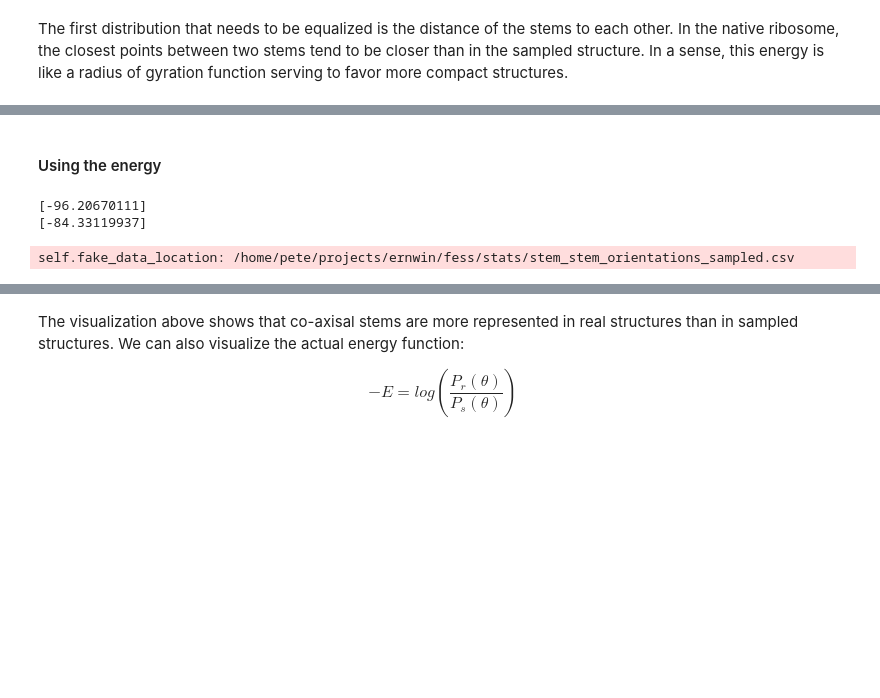
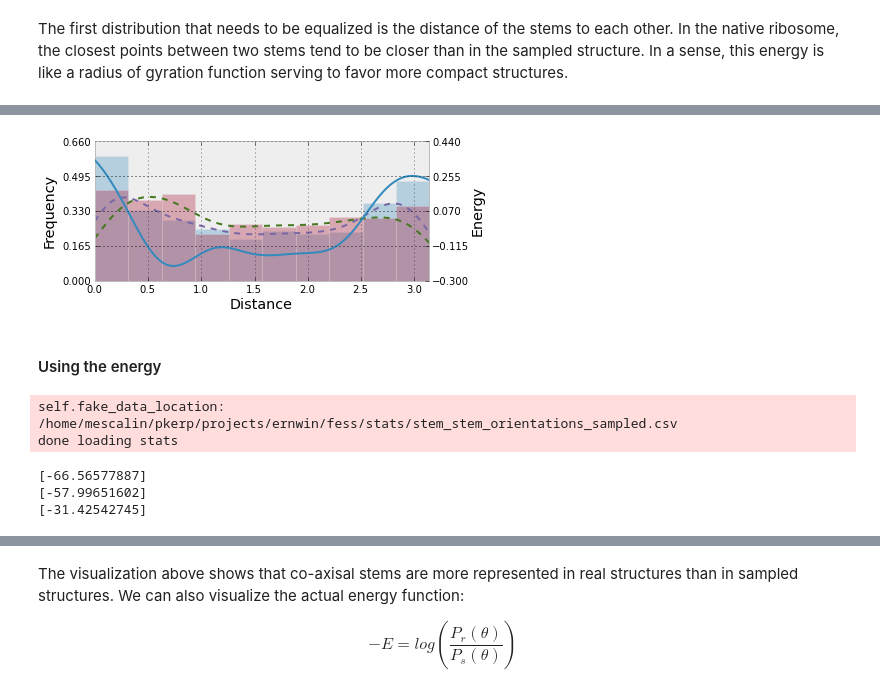
Before and after one commit to ViennaRNA/ernwin, a Jupyter notebook: ipy_notebook_ernwin.ipynb, the cells around one changed output, grey strips where cells are left out. Cells and saved outputs as stored; diff of their text form; code cells hidden in the pictures; blank space fills up the shorter version.

```diff
--- a/ipy_notebook_ernwin.ipynb
+++ b/ipy_notebook_ernwin.ipynb
@@ -282,9 +302,24 @@ plot_real_vs_sampled(sse.angles[0], sse.angles[1], [0, 3.14])
+# %%
+sse = cbe.StemStemOrientationEnergy([1])
+
+sse.max_dist = 40
+sse.max_lateral_dist = 12
+
+sse.real_data = sse.load_stem_stem_data('fess/stats/stem_stem_orientations.csv')
+sse.fake_data = sse.load_stem_stem_data('fess/stats/stem_stem_orientations_stem_stem0_sampled.csv')
+
+plot_real_vs_sampled(sse.angles[0], sse.angles[1], [0, 3.14])
+# %% [output]
+[figure, added]
 # %% [markdown]
 #### Using the energy ####
 # %%
+import os.path as op
 import fess.builder.models as fbm
+import forgi.threedee.model.coarse_grain as ftmc
 
 sse = cbe.StemStemOrientationEnergy([0])
+
 sse.max_dist = 1000.
 sse.max_lateral_dist = 1000.
 cg = ftmc.CoarseGrainRNA(op.expanduser('~/doarse/1gid/temp.cg'))
@@ -293,7 +328,11 @@ print sse.eval_energy(sm)
 sm.sample_stats()
 sm.traverse_and_build()
 print sse.eval_energy(sm)
+sse.fake_data = sse.load_stem_stem_data('fess/stats/stem_stem_orientations_stem_stem0_sampled.csv')
+print sse.eval_energy(sm)
 # %% [output]
-[-96.20670111]
-[-84.33119937]
+self.fake_data_location: /home/mescalin/pkerp/projects/ernwin/fess/stats/stem_stem_orientations_sampled.csv
+done loading stats
-self.fake_data_location: /home/pete/projects/ernwin/fess/stats/stem_stem_orientations_sampled.csv
+[-66.56577887]
+[-57.99651602]
+[-31.42542745]
```
Also changed, not shown: parts of 14 cells of this notebook, 1 other file.
